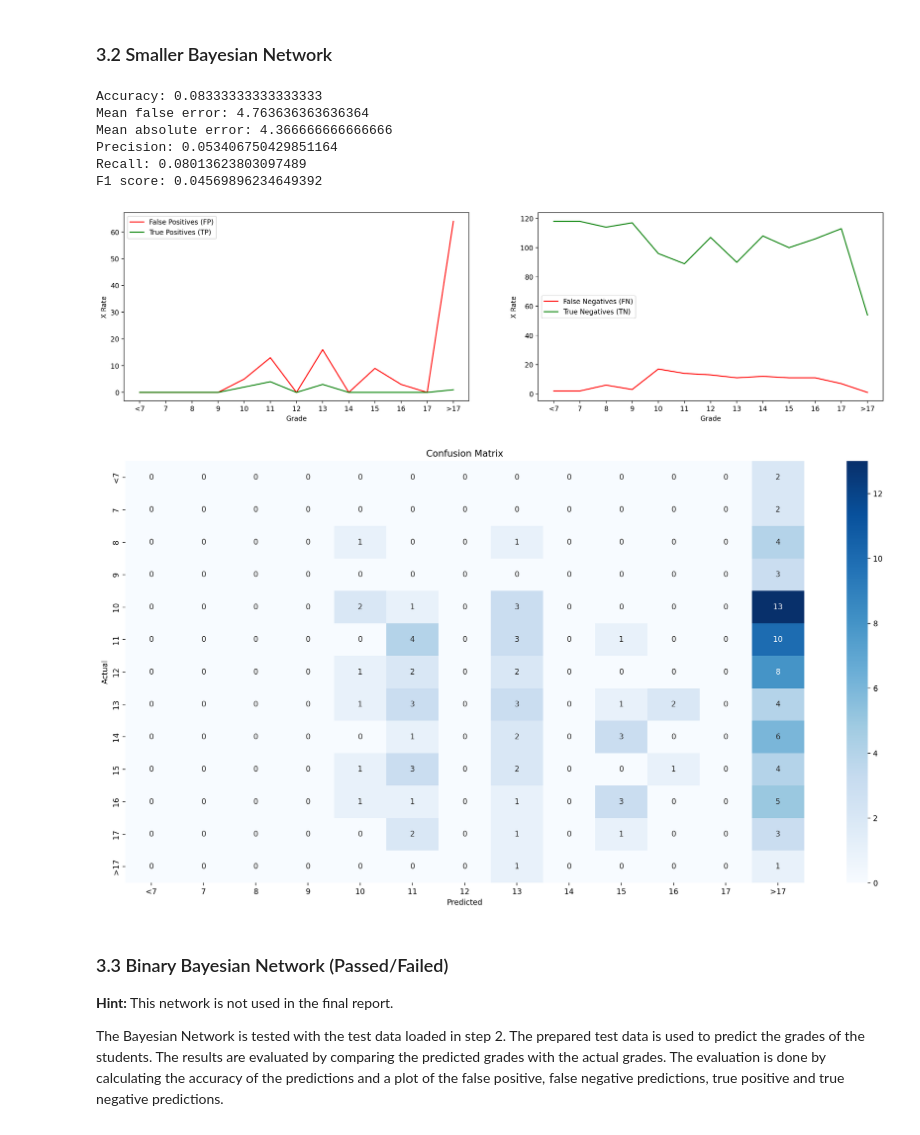
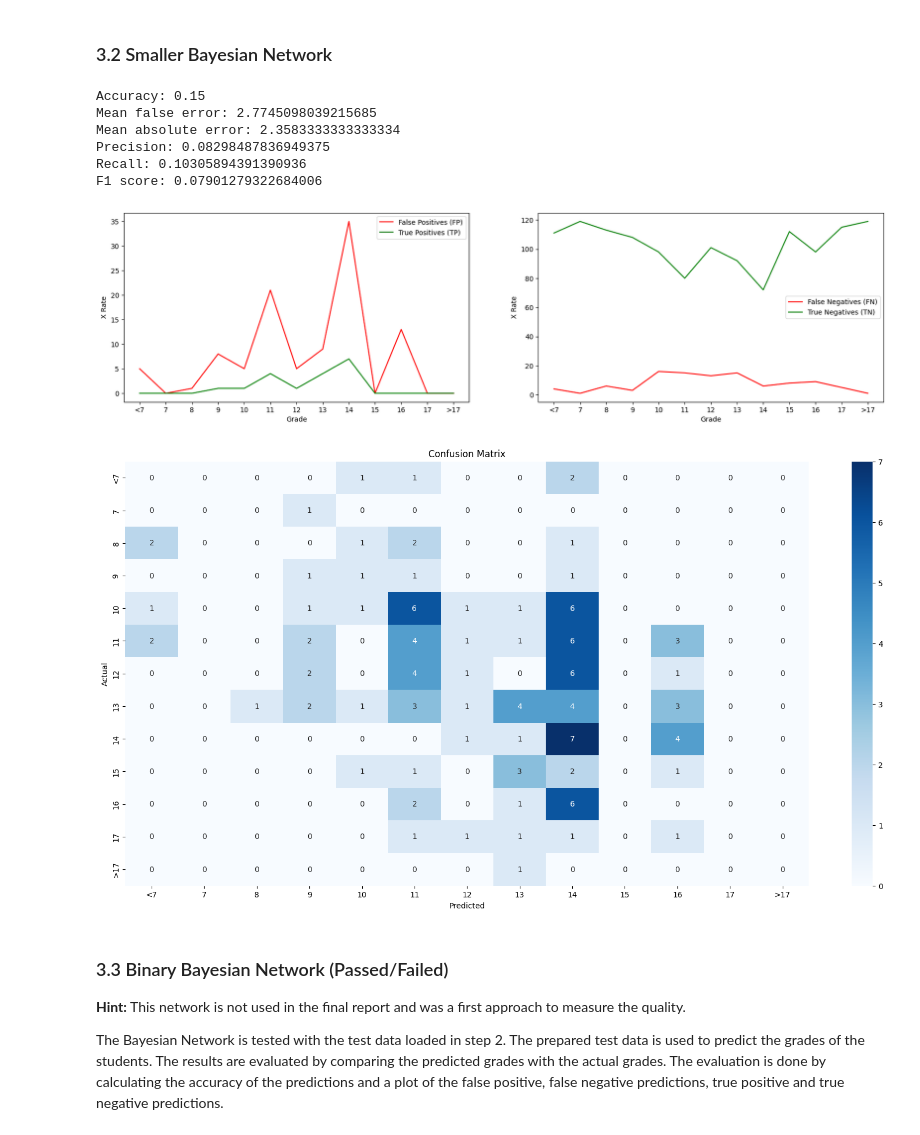
Before and after one commit to Super-T02/ki-bayesian-networks, a Jupyter notebook: src/model.ipynb, the cells around one changed output. Drawn from its saved outputs; the diff is of its cells as text; code cells hidden in the pictures.

```diff
--- a/src/model.ipynb
+++ b/src/model.ipynb
@@ -562,23 +573,23 @@ tuned_result.to_csv(RESULT_PATH + "tuned_results.csv", index=False)
 # %%
 tuned_result = pd.read_csv(RESULT_PATH + "tuned_results.csv")
 
 # Evaluate results
-evaluation_small = MultiClassEvaluation(tuned_result, match='G3')
-evaluation_small.print_stats()
-evaluation_small.plot()
-evaluation_small.plot_confusion_matrix()
+evaluation_tuned = MultiClassEvaluation(tuned_result, match='G3', is_string=True, min_grade=7, max_grade=17, offset=2)
+evaluation_tuned.print_stats()
+evaluation_tuned.plot()
+evaluation_tuned.plot_confusion_matrix()
 # %% [output]
-Accuracy: 0.08333333333333333
-Mean false error: 4.763636363636364
-Mean absolute error: 4.366666666666666
-Precision: 0.053406750429851164
-Recall: 0.08013623803097489
-F1 score: 0.04569896234649392
+Accuracy: 0.15
+Mean false error: 2.7745098039215685
+Mean absolute error: 2.3583333333333334
+Precision: 0.08298487836949375
+Recall: 0.10305894391390936
+F1 score: 0.07901279322684006
-[figure, old version]
+[figure, new version]
-[figure, old version]
+[figure, new version]
 # %% [markdown]
 ### 3.3 Binary Bayesian Network (Passed/Failed)
-**Hint:** This network is not used in the final report.
+**Hint:** This network is not used in the final report and was a first approach to measure the quality.
 
 The Bayesian Network is tested with the test data loaded in step 2. The prepared test data is used to predict the grades of the students. The results are evaluated by comparing the predicted grades with the actual grades. The evaluation is done by calculating the accuracy of the predictions and a plot of the false positive, false negative predictions, true positive and true negative predictions.
 # %%
```
Also changed, not shown: parts of 19 cells of this notebook, 11 other files.
